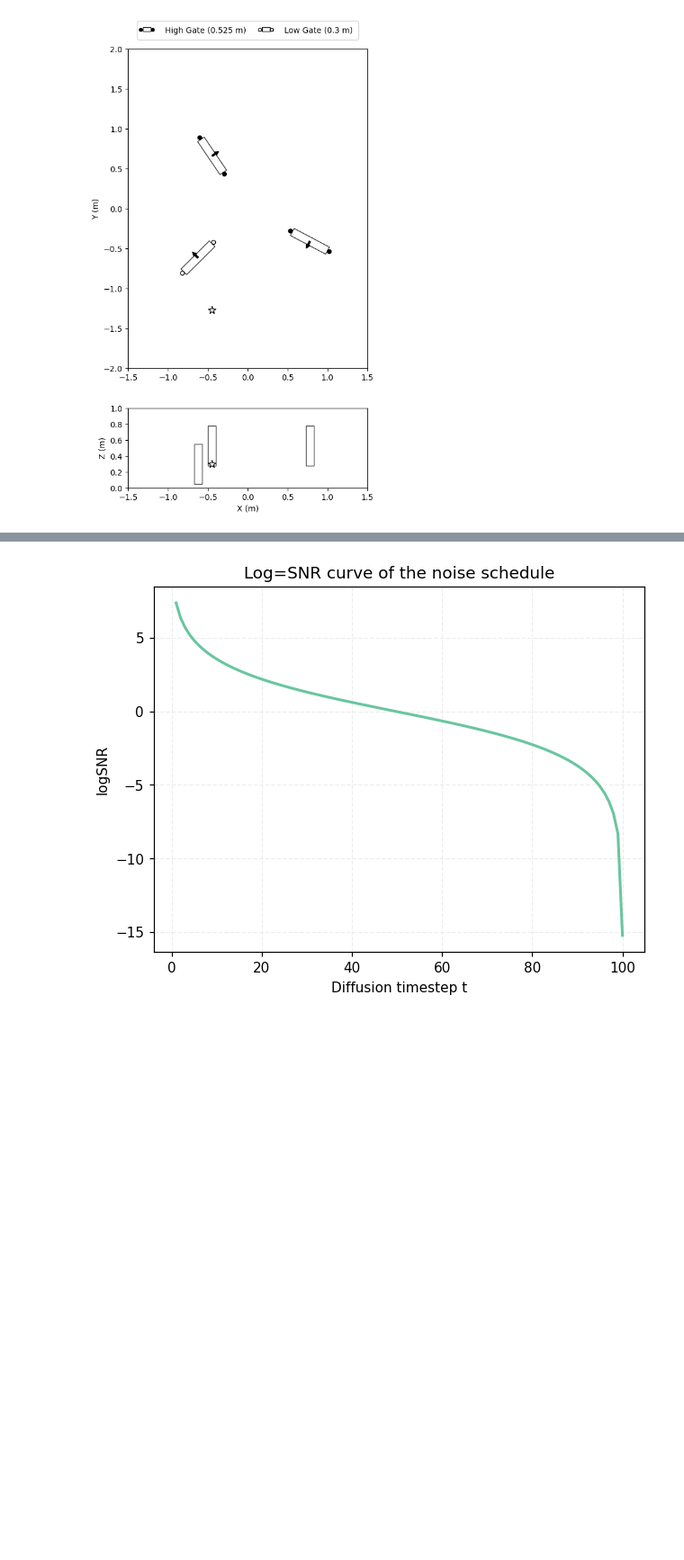
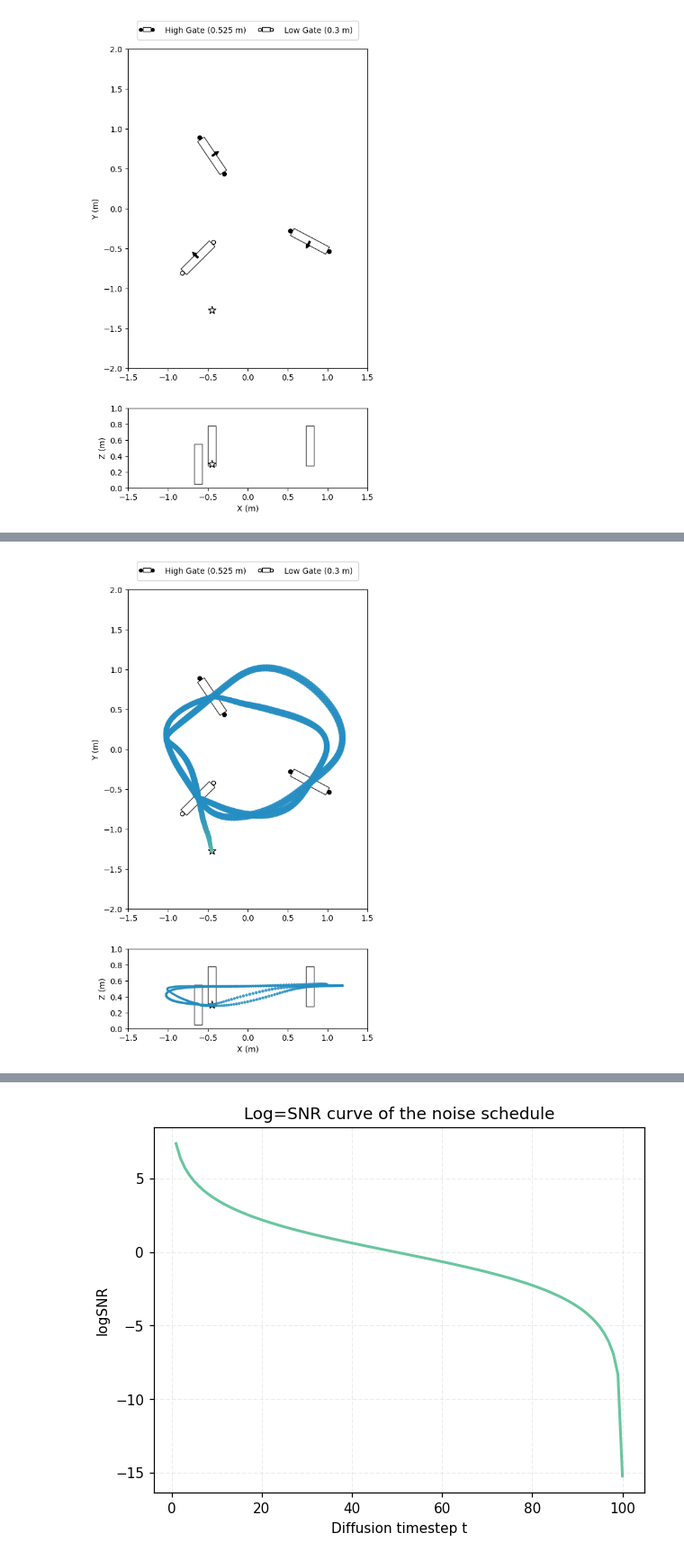
Before and after one commit to sparthaje/quadrotor-diffusion, a Jupyter notebook: notebooks/ldm.ipynb, the cells around one changed output, grey strips where cells are left out. Shown at 90% size. Saved outputs shown, nothing was run; the diff lists cells and outputs as text; code cells hidden in the pictures; blank space fills up the shorter version.

```diff
--- a/notebooks/ldm.ipynb
+++ b/notebooks/ldm.ipynb
@@ -145,4 +148,11 @@ for i in range(iterations):
 ... (9 outputs left out)
+# %%
+states = [np.vstack([t[idx] for t in trajectories]) for idx in range(3)]
+_, axs = course_base_plot()
+add_gates_to_course(course, axs, has_end=False)
+add_trajectory_to_course(axs, states[0])
+# %% [output]
+[figure, added]
 # %%
 print(sum(trajectory_times))
 # %% [output]
```
Also changed, not shown: parts of 20 cells of this notebook, 14 other files.
